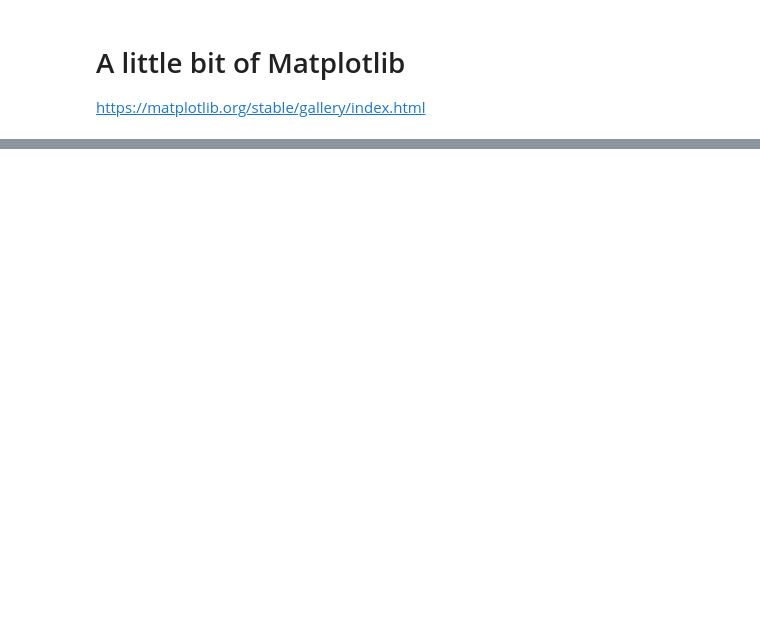
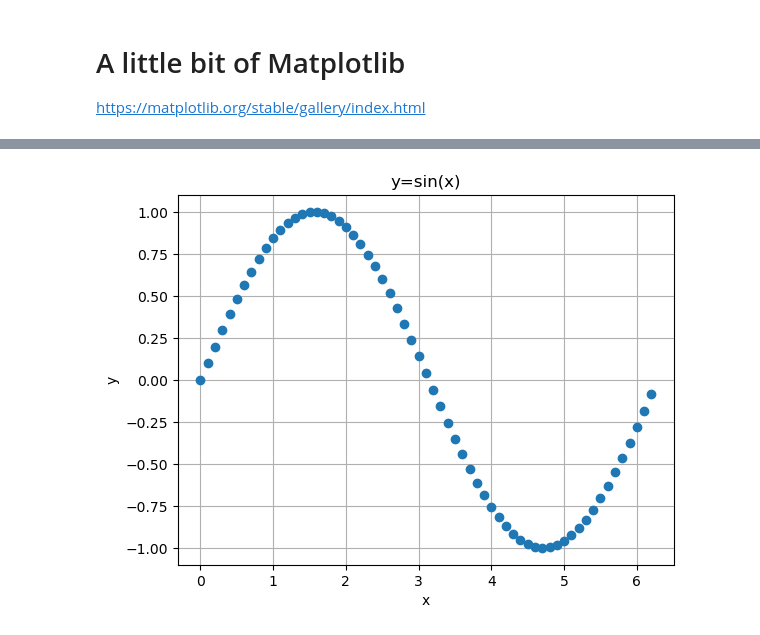
Before and after one commit to sungeunbae/python_tutorial, a Jupyter notebook: QuakeCoRE Python Workshop.ipynb, the cells around one changed output, grey strips where cells are left out. Drawn from its saved outputs; the diff is of its cells as text; code cells hidden in the pictures; blank space fills up the shorter version.

```diff
--- a/QuakeCoRE Python Workshop.ipynb
+++ b/QuakeCoRE Python Workshop.ipynb
@@ -367,0 +493,12 @@ https://matplotlib.org/stable/gallery/index.html
+# %%
+import matplotlib.pyplot as plt
+x=np.arange(0, 2*np.pi, 0.1) # [0, 0.5, 1.0, ... 9.5]
+y=np.sin(x)
+
+fig, ax = plt.subplots()
+ax.plot(x,y,'o') # try '-' instead
+ax.set(xlabel="x",ylabel="y", title='y=sin(x)')
+ax.grid()
+plt.show()
+# %% [output]
+[figure, added]
```
Also changed, not shown: parts of 64 cells of this notebook, 1 other file.
